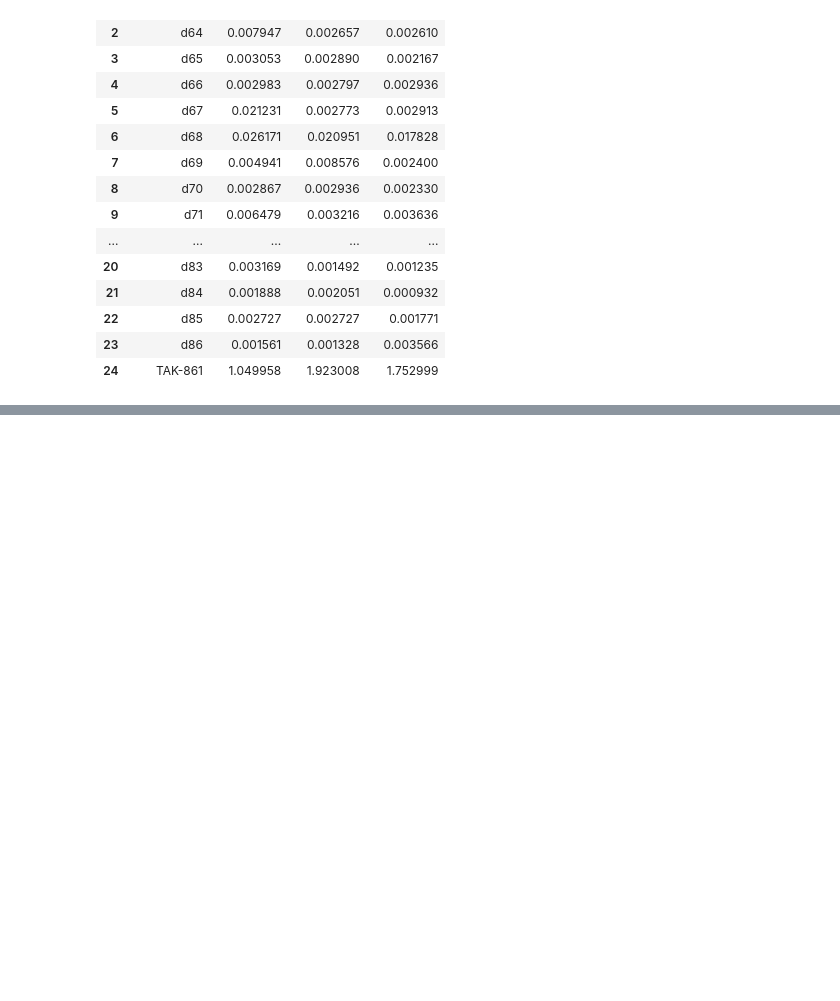
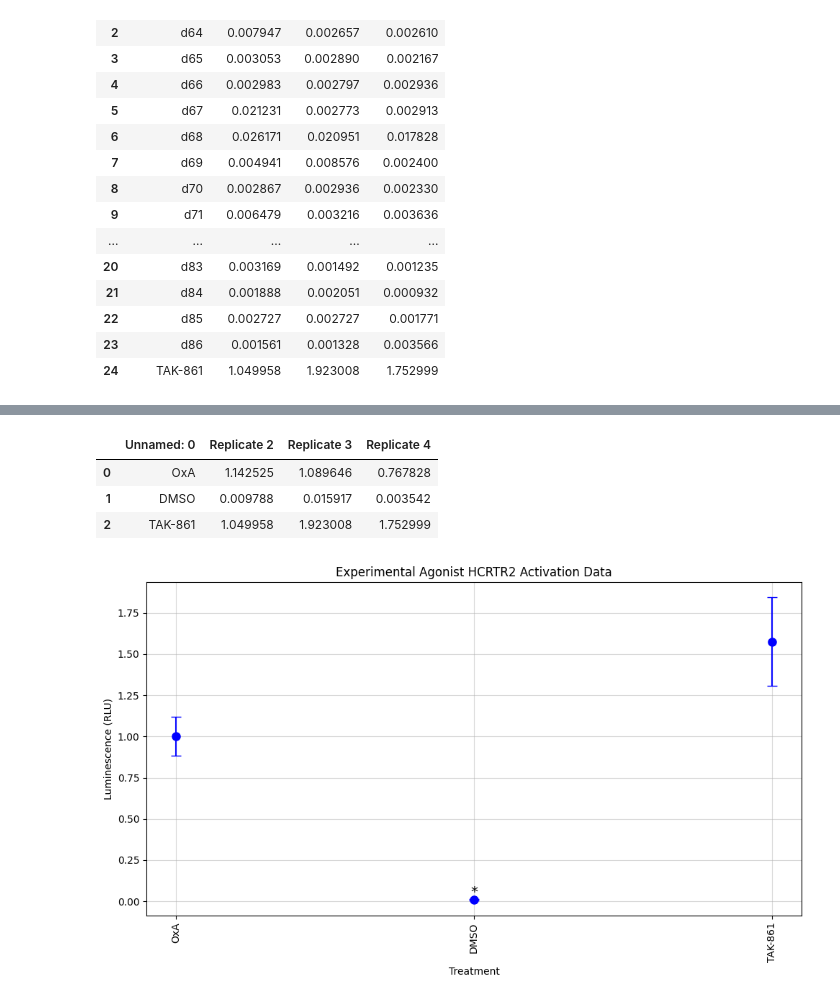
Before and after one commit to toadlover/ginsparg_thymelab_thesis, a Jupyter notebook: jupyter_notebooks/figure_making/presto_tango_data/5_22_25_round_2_agonist_as_agonist/5_22_25_round_2_agonist_as_agonist.ipynb, the cells around one changed output, grey strips where cells are left out. Saved outputs shown, nothing was run; the diff lists cells and outputs as text; code cells hidden in the pictures; blank space fills up the shorter version.

```diff
--- a/jupyter_notebooks/figure_making/presto_tango_data/5_22_25_round_2_agonist_as_agonist/5_22_25_round_2_agonist_as_agonist.ipynb
+++ b/jupyter_notebooks/figure_making/presto_tango_data/5_22_25_round_2_agonist_as_agonist/5_22_25_round_2_agonist_as_agonist.ipynb
@@ -147,0 +202,74 @@ plt.show()
+# %%
+# Step 1: Load the data
+drug_data = pd.read_csv("5_22_data.csv")
+
+#temporary for this data, drop the first replicate as there is wonky data for OxA and Tak861
+drug_data = drug_data.drop("Replicate 1", axis=1)
+
+drug_data["Replicate 2"] = drug_data["Replicate 2"] / float(row_means["OxA"])
+drug_data["Replicate 3"] = drug_data["Replicate 3"] / float(row_means["OxA"])
+drug_data["Replicate 4"] = drug_data["Replicate 4"] / float(row_means["OxA"])
+#drug_data = drug_data / float(row_means["OxA"])
+
+drug_data
+
+first_col = drug_data.columns[0]
+drug_data = drug_data[~drug_data[first_col].str.contains('d', regex=True)]
+drug_data = drug_data.reset_index(drop=True)
+
+drug_data
+# %% [output]
+|  | Unnamed: 0 | Replicate 2 | Replicate 3 | Replicate 4 |
+| 0 | OxA | 1.142525 | 1.089646 | 0.767828 |
+| 1 | DMSO | 0.009788 | 0.015917 | 0.003542 |
+| 2 | TAK-861 | 1.049958 | 1.923008 | 1.752999 |
+# %%
+# Extract drug names (first column) and replicates (columns 2-5)
+drug_names = drug_data.iloc[:, 0]  # Drug names are in the first column
+replicates = drug_data.iloc[:, 1:]  # Columns 2-5 contain the replicates for each drug
+
+# Step 2: Calculate mean and standard error for each drug
+drug_means = replicates.mean(axis=1)  # Mean across replicates (rows)
+drug_sems = replicates.sem(axis=1)  # Standard error across replicates (rows)
+
+# Step 3: Perform statistical analysis (t-test against the first drug)
+# The first drug is the first row of replicates
+first_drug_values = replicates.iloc[0]  # First drug's replicates
+
+# Store p-values for the comparisons
+p_values = []
+
+for i, drug in enumerate(drug_names):
+    # Compare each drug's data with the first drug using a t-test
+    drug_values = replicates.iloc[i]  # Data for the current drug
+    _, p_value = stats.ttest_ind(first_drug_values, drug_values, equal_var=False)  # Welch's t-test
+    p_values.append(p_value)
+
+# Step 4: Plot the data with error bars
+plt.figure(figsize=(10, 6))
+
+# Plot the drugs with error bars
+for i, drug in enumerate(drug_names):
+    plt.errorbar(
+        [i], drug_means[i], yerr=drug_sems[i], fmt="o", label=drug, capsize=5, markersize=8, color='blue'
+    )
+
+# Add asterisks for statistical significance
+for i, p_value in enumerate(p_values):
+    if p_value < 0.05:
+        plt.text(
+            i, drug_means[i] + drug_sems[i], "*", ha="center", va="bottom", fontsize=14, color="black"
+        )
+
+# Customize the plot
+plt.title('Experimental Agonist HCRTR2 Activation Data')
+plt.xlabel('Treatment')
+plt.ylabel('Luminescence (RLU)')
+plt.xticks(np.arange(len(drug_names)), drug_names, rotation=90, ha="center")
+plt.grid(alpha=0.5)
+plt.tight_layout()
+
+# Show the plot
+plt.show()
+# %% [output]
+[figure, added]
```
Also changed, not shown: parts of 5 cells of this notebook, 2 other files.
